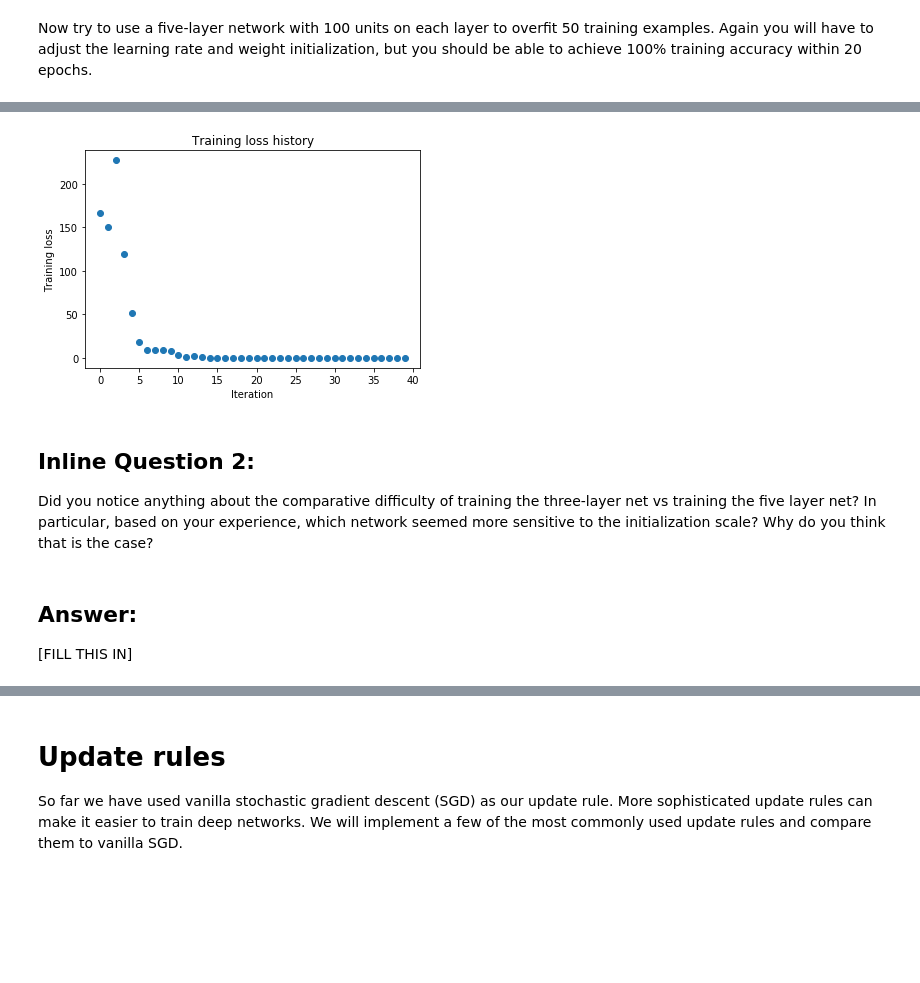
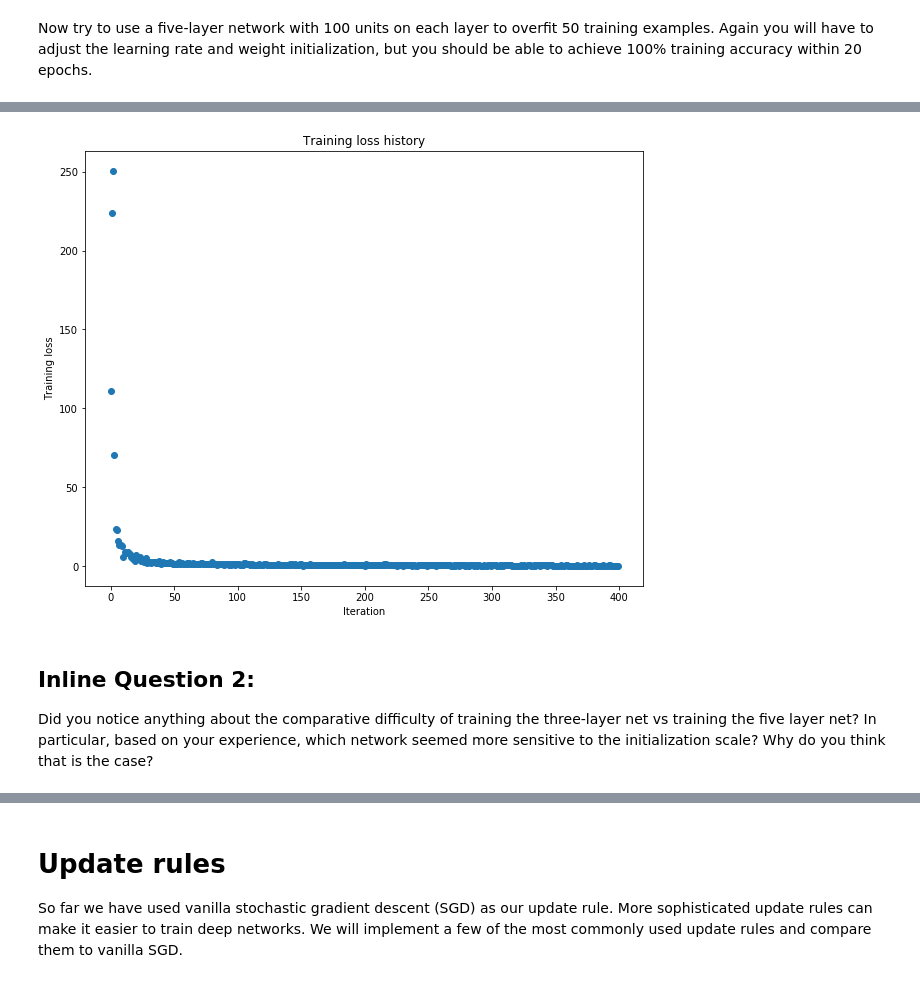
Before and after one commit to Johnwei386/Warehouse, a Jupyter notebook: ML/DL/cs231n/assignment2/FullyConnectedNets.ipynb, the cells around one changed output, grey strips where cells are left out. Saved outputs shown, nothing was run; the diff lists cells and outputs as text; code cells hidden in the pictures; blank space fills up the shorter version.

```diff
--- a/ML/DL/cs231n/assignment2/FullyConnectedNets.ipynb
+++ b/ML/DL/cs231n/assignment2/FullyConnectedNets.ipynb
@@ -490,7 +493,7 @@ Now try to use a five-layer network with 100 units on each layer to overfit 50 t
 # TODO: Use a five-layer Net to overfit 50 training examples by
 # tweaking just the learning rate and initialization scale.
 
-num_train = 50
+num_train = 500
 small_data = {
   'X_train': data['X_train'][:num_train],
   'y_train': data['y_train'][:num_train],
@@ -537,7 +540,4 @@ plt.show()
-[figure, old version]
+[figure, new version]
 # %% [markdown]
 ## Inline Question 2:
 Did you notice anything about the comparative difficulty of training the three-layer net vs training the five layer net? In particular, based on your experience, which network seemed more sensitive to the initialization scale? Why do you think that is the case?
-# %% [markdown]
-## Answer:
-[FILL THIS IN]
```
Also changed, not shown: parts of 9 cells of this notebook, 8 other files.
